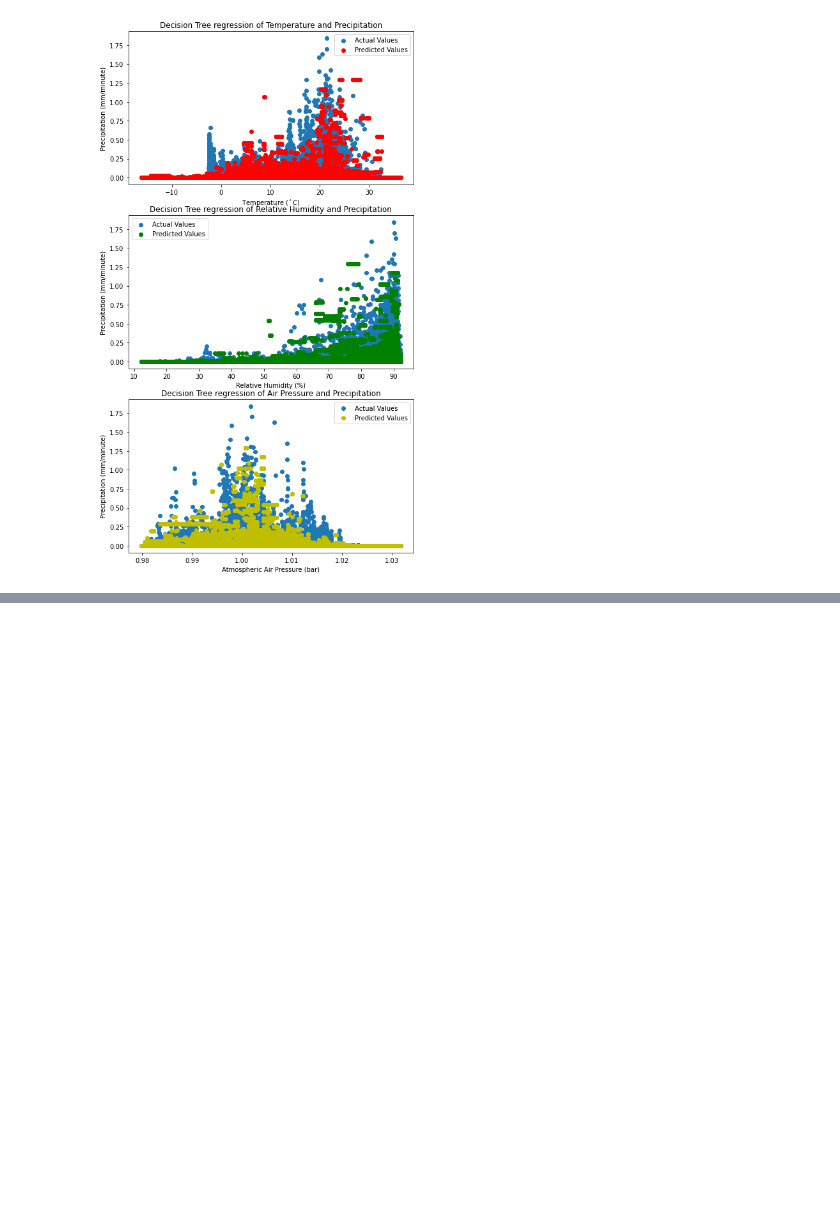
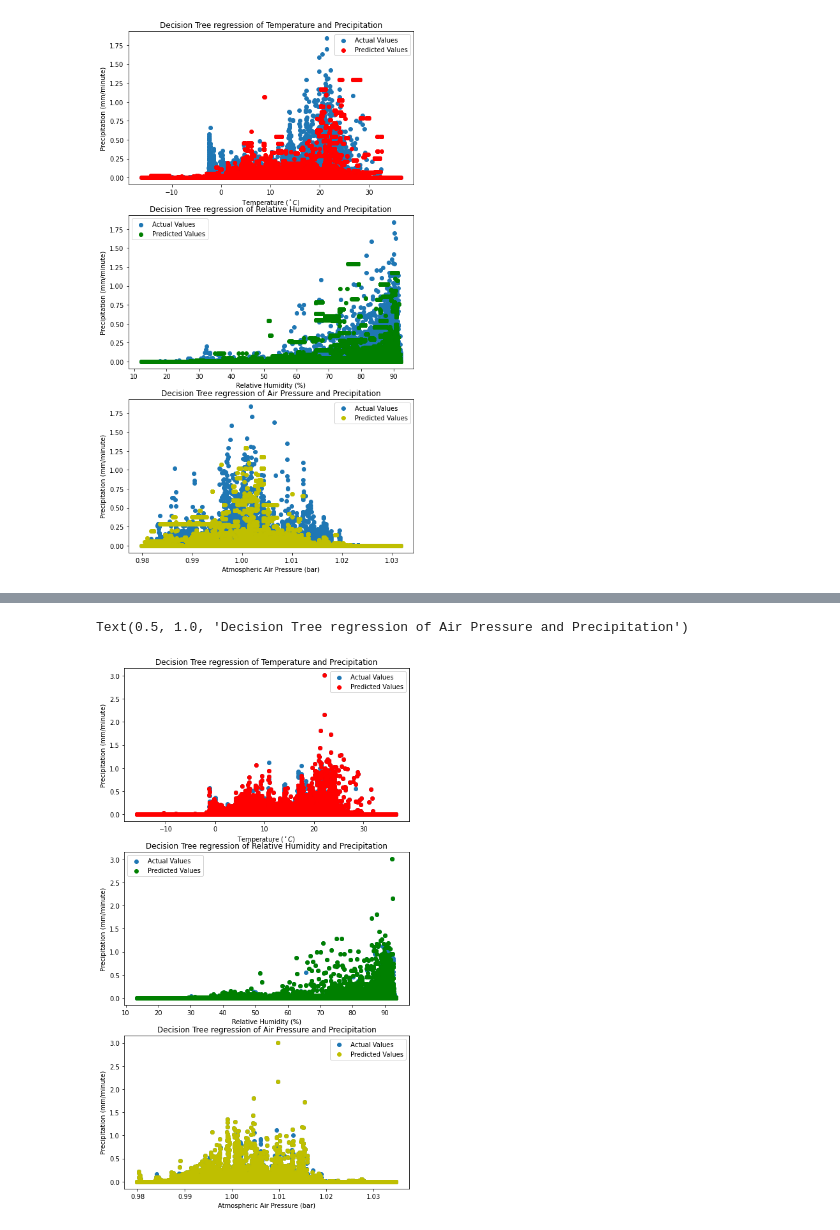
Before and after one commit to zhangt3-e/senior_thesis, a Jupyter notebook: Code/ML.ipynb, the cells around one changed output, grey strips where cells are left out. Drawn from its saved outputs; the diff is of its cells as text; code cells hidden in the pictures; blank space fills up the shorter version.

```diff
--- a/Code/ML.ipynb
+++ b/Code/ML.ipynb
@@ -118,0 +139,29 @@ Text(0.5, 1.0, 'Decision Tree regression of Air Pressure and Precipitation')
+# %%
+look18 = DecisionTreeRegressor()
+look18 = look18.fit(Whole18[:, np.arange(0, 3)], Whole18[:, 3])
+predict18 = look18.predict(Whole18[:, np.arange(0, 3)])
+plt.figure(figsize = (8, 15))
+plt.subplot(3, 1, 1)
+plt.scatter(Whole18[:, 0], Whole18[:, 3])
+plt.scatter(Whole18[:, 0], predict18, color = 'r')
+plt.legend(['Actual Values', 'Predicted Values'])
+plt.xlabel('Temperature ($^\circ C$)')
+plt.ylabel('Precipitation (mm/minute)')
+plt.title('Decision Tree regression of Temperature and Precipitation')
+plt.subplot(3, 1, 2)
+plt.scatter(Whole18[:, 1], Whole18[:, 3])
+plt.scatter(Whole18[:,1], predict18, color = 'g')
+plt.legend(['Actual Values', 'Predicted Values'])
+plt.xlabel('Relative Humidity (%)')
+plt.ylabel('Precipitation (mm/minute)')
+plt.title('Decision Tree regression of Relative Humidity and Precipitation')
+plt.subplot(3, 1, 3)
+plt.scatter(Whole18[:, 2], Whole18[:, 3])
+plt.scatter(Whole18[:,2], predict18, color = 'y')
+plt.legend(['Actual Values', 'Predicted Values'])
+plt.xlabel('Atmospheric Air Pressure (bar)')
+plt.ylabel('Precipitation (mm/minute)')
+plt.title('Decision Tree regression of Air Pressure and Precipitation')
+# %% [output]
+Text(0.5, 1.0, 'Decision Tree regression of Air Pressure and Precipitation')
+[figure, added]
```
Also changed, not shown: parts of 3 cells of this notebook, 3 other files.
